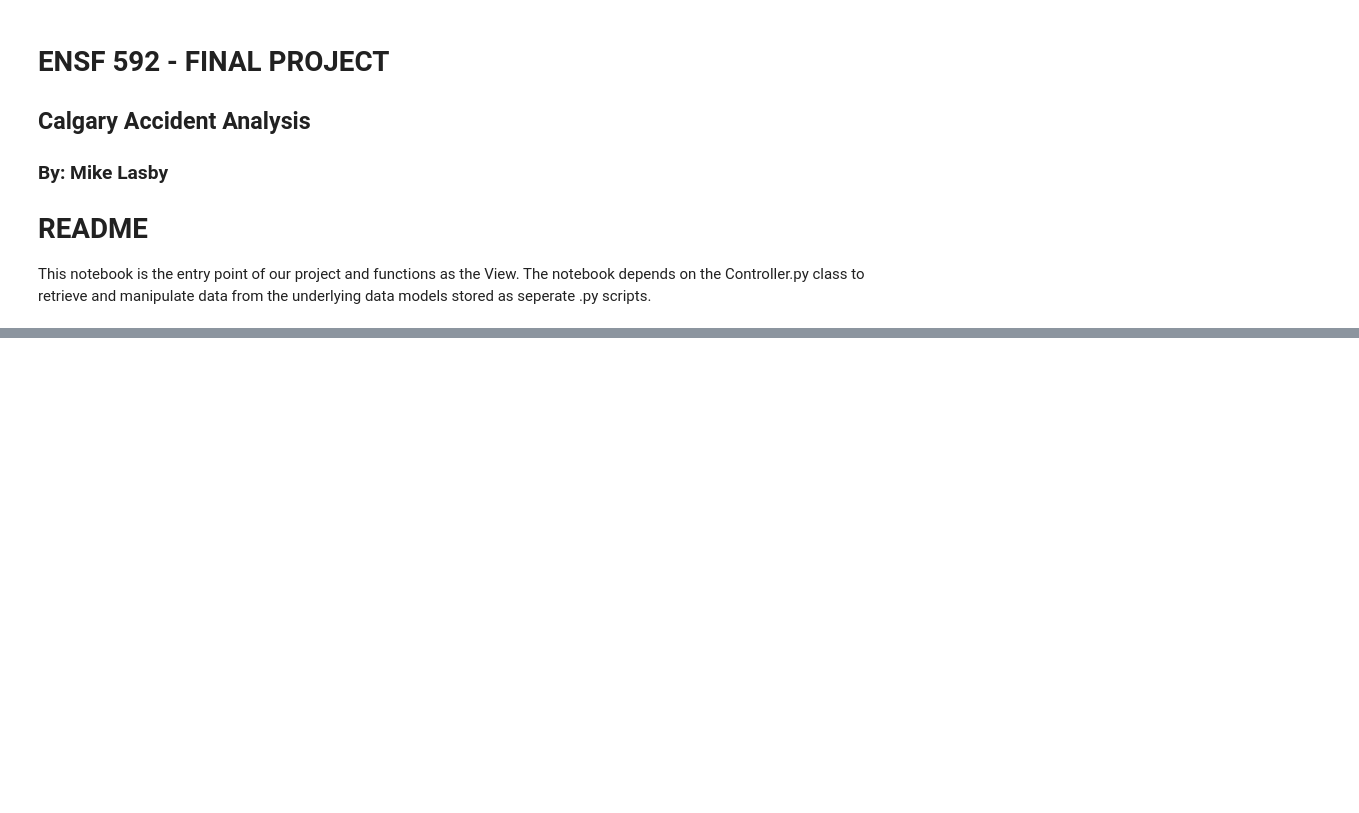
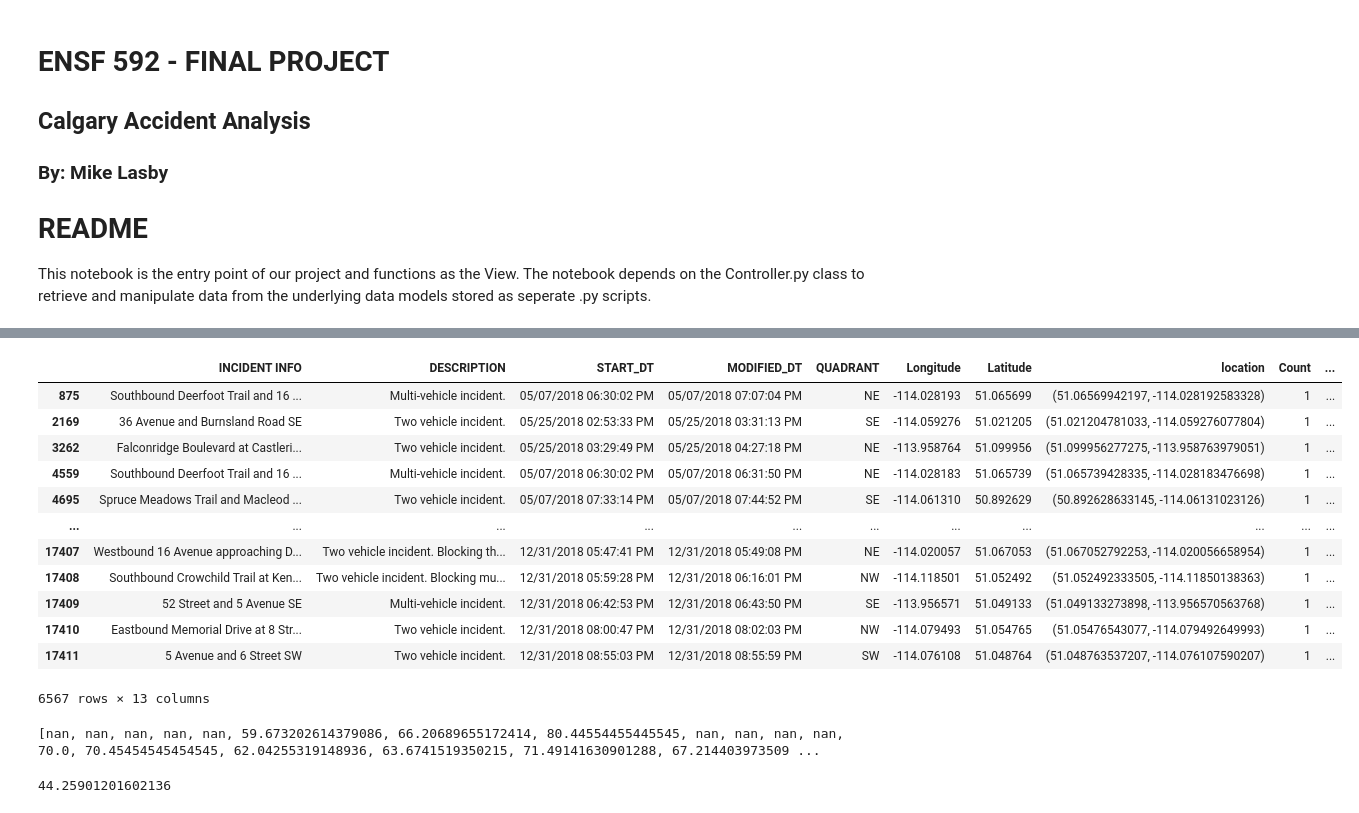
Before and after one commit to mklasby/Calgary_Accident_Analysis, a Jupyter notebook: view.ipynb, the cells around one changed output, grey strips where cells are left out. Cells and saved outputs as stored; diff of their text form; code cells hidden in the pictures; blank space fills up the shorter version.

```diff
--- a/view.ipynb
+++ b/view.ipynb
@@ -55,0 +43,54 @@ Adding cell column to signs
+# %%
+display(ctrl.get_frame('incidents'))
+# %% [output]
+|  | INCIDENT INFO | DESCRIPTION | START_DT | MODIFIED_DT | QUADRANT | Longitude | Latitude | location | Count | ... |
+| 875 | Southbound Deerfoot Trail and 16 ... | Multi-vehicle incident. | 05/07/2018 06:30:02 PM | 05/07/2018 07:07:04 PM | NE | -114.028193 | 51.065699 | (51.06569942197, -114.028192583328) | 1 | ... |
+| 2169 | 36 Avenue and Burnsland Road SE | Two vehicle incident. | 05/25/2018 02:53:33 PM | 05/25/2018 03:31:13 PM | SE | -114.059276 | 51.021205 | (51.021204781033, -114.059276077804) | 1 | ... |
+| 3262 | Falconridge Boulevard at Castleri... | Two vehicle incident. | 05/25/2018 03:29:49 PM | 05/25/2018 04:27:18 PM | NE | -113.958764 | 51.099956 | (51.099956277275, -113.958763979051) | 1 | ... |
+| 4559 | Southbound Deerfoot Trail and 16 ... | Multi-vehicle incident. | 05/07/2018 06:30:02 PM | 05/07/2018 06:31:50 PM | NE | -114.028183 | 51.065739 | (51.065739428335, -114.028183476698) | 1 | ... |
+| 4695 | Spruce Meadows Trail and Macleod ... | Two vehicle incident. | 05/07/2018 07:33:14 PM | 05/07/2018 07:44:52 PM | SE | -114.061310 | 50.892629 | (50.892628633145, -114.06131023126) | 1 | ... |
+| ... | ... | ... | ... | ... | ... | ... | ... | ... | ... | ... |
+| 17407 | Westbound 16 Avenue approaching D... | Two vehicle incident. Blocking th... | 12/31/2018 05:47:41 PM | 12/31/2018 05:49:08 PM | NE | -114.020057 | 51.067053 | (51.067052792253, -114.020056658954) | 1 | ... |
+| 17408 | Southbound Crowchild Trail at Ken... | Two vehicle incident. Blocking mu... | 12/31/2018 05:59:28 PM | 12/31/2018 06:16:01 PM | NW | -114.118501 | 51.052492 | (51.052492333505, -114.11850138363) | 1 | ... |
+| 17409 | 52 Street and 5 Avenue SE | Multi-vehicle incident. | 12/31/2018 06:42:53 PM | 12/31/2018 06:43:50 PM | SE | -113.956571 | 51.049133 | (51.049133273898, -113.956570563768) | 1 | ... |
+| 17410 | Eastbound Memorial Drive at 8 Str... | Two vehicle incident. | 12/31/2018 08:00:47 PM | 12/31/2018 08:02:03 PM | NW | -114.079493 | 51.054765 | (51.05476543077, -114.079492649993) | 1 | ... |
+| 17411 | 5 Avenue and 6 Street SW | Two vehicle incident. | 12/31/2018 08:55:03 PM | 12/31/2018 08:55:59 PM | SW | -114.076108 | 51.048764 | (51.048763537207, -114.076107590207) | 1 | ... |
+6567 rows × 13 columns
+# %%
+speeds = ctrl.get_frame('speeds')
+cells = ctrl.get_frame('cells')
+# display(speeds)
+# display(cells)
+
+
+def get_avg_speed(cell_idx):
+    # print(f'testing cell {cell_idx}')
+    speed_sum = 0
+    num_points = 0
+    for idx, row in speeds[['cell', 'SPEED']].iterrows():
+        cell_dict = row['cell']
+        speed = row['SPEED']
+        if cell_idx in cell_dict:
+            # print(f'{cell_idx} is in {cell_dict}')
+            these_points = cell_dict[cell_idx]
+            # print(f'these points = {these_points}')
+            speed_sum += speed*these_points
+            num_points += these_points
+    if num_points == 0:
+        return np.nan
+        # return 0
+    return speed_sum/num_points
+
+i = 0
+avg_speed = []
+while i < 100:
+    avg_speed.append(get_avg_speed(i))
+    i+=1
+print(avg_speed)
+cells['avg_speed'] = avg_speed
+# %% [output]
+[nan, nan, nan, nan, nan, 59.673202614379086, 66.20689655172414, 80.44554455445545, nan, nan, nan, nan, 70.0, 70.45454545454545, 62.04255319148936, 63.6741519350215, 71.49141630901288, 67.214403973509 ...
+# %%
+display(cells.iloc[55].avg_speed)
+# %% [output]
+44.25901201602136
```
Also changed, not shown: parts of 9 cells of this notebook, 3 other files.
